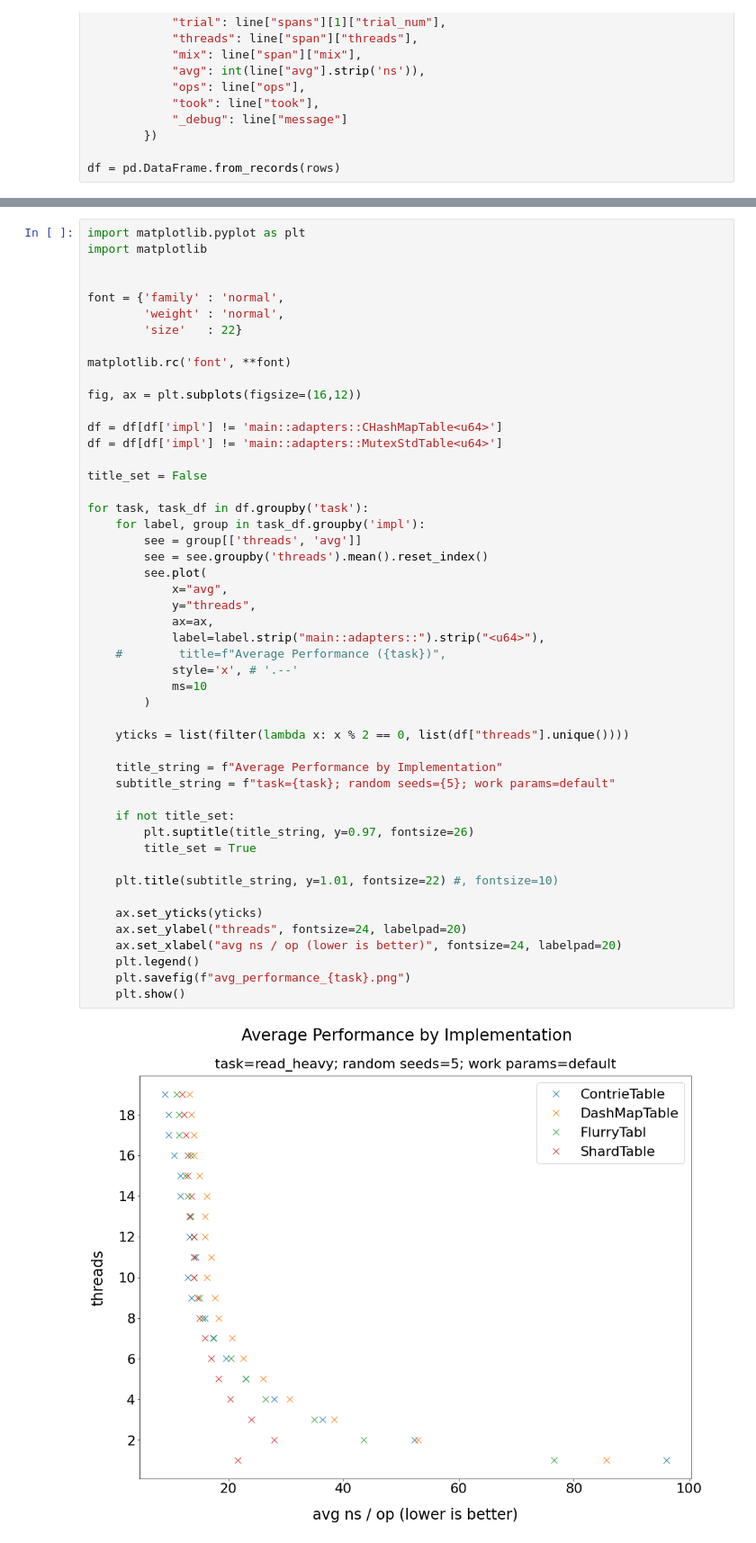
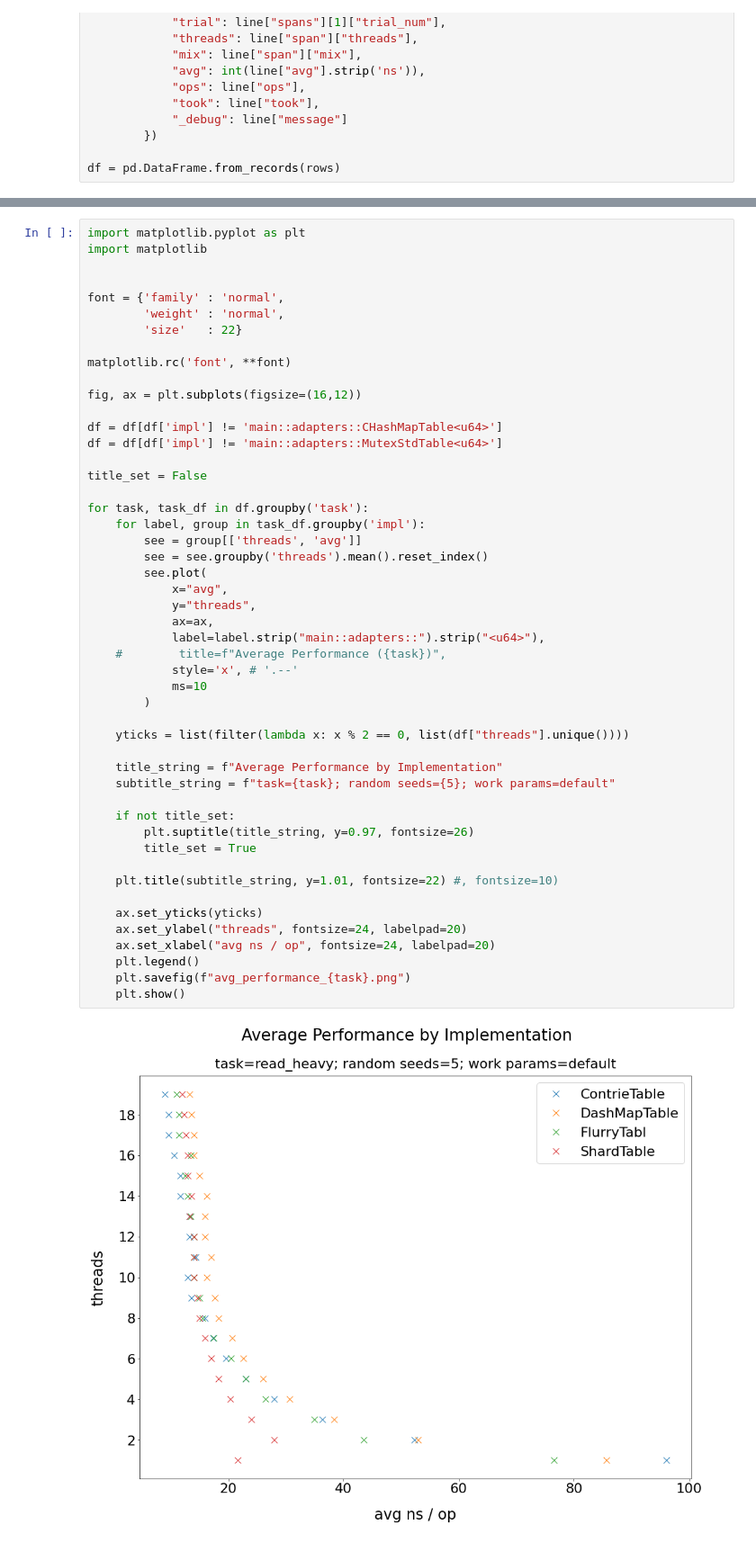
Before and after one commit to nkconnor/sharded, a Jupyter notebook: benchmarks/Summary.ipynb, the cells around one changed output, grey strips where cells are left out. Shown: that part at 90% size. Saved outputs shown, nothing was run; the diff lists cells and outputs as text.

```diff
--- a/benchmarks/Summary.ipynb
+++ b/benchmarks/Summary.ipynb
@@ -90,32 +90,32 @@ for task, task_df in df.groupby('task'):
     for label, group in task_df.groupby('impl'):
         see = group[['threads', 'avg']]
         see = see.groupby('threads').mean().reset_index()
         see.plot(
             x="avg",
             y="threads",
             ax=ax,
             label=label.strip("main::adapters::").strip("<u64>"),
     #        title=f"Average Performance ({task})",
             style='x', # '.--'
             ms=10
         )
 
     yticks = list(filter(lambda x: x % 2 == 0, list(df["threads"].unique())))
 
     title_string = f"Average Performance by Implementation"
     subtitle_string = f"task={task}; random seeds={5}; work params=default"
 
     if not title_set:
         plt.suptitle(title_string, y=0.97, fontsize=26)
         title_set = True
 
     plt.title(subtitle_string, y=1.01, fontsize=22) #, fontsize=10)
 
     ax.set_yticks(yticks)
     ax.set_ylabel("threads", fontsize=24, labelpad=20)
-    ax.set_xlabel("avg ns / op (lower is better)", fontsize=24, labelpad=20)
+    ax.set_xlabel("avg ns / op", fontsize=24, labelpad=20)
     plt.legend()
     plt.savefig(f"avg_performance_{task}.png")
     plt.show()
 # %% [output]
-[figure, old version]
+[figure, new version]
```
Also changed, not shown: 1 other file.
